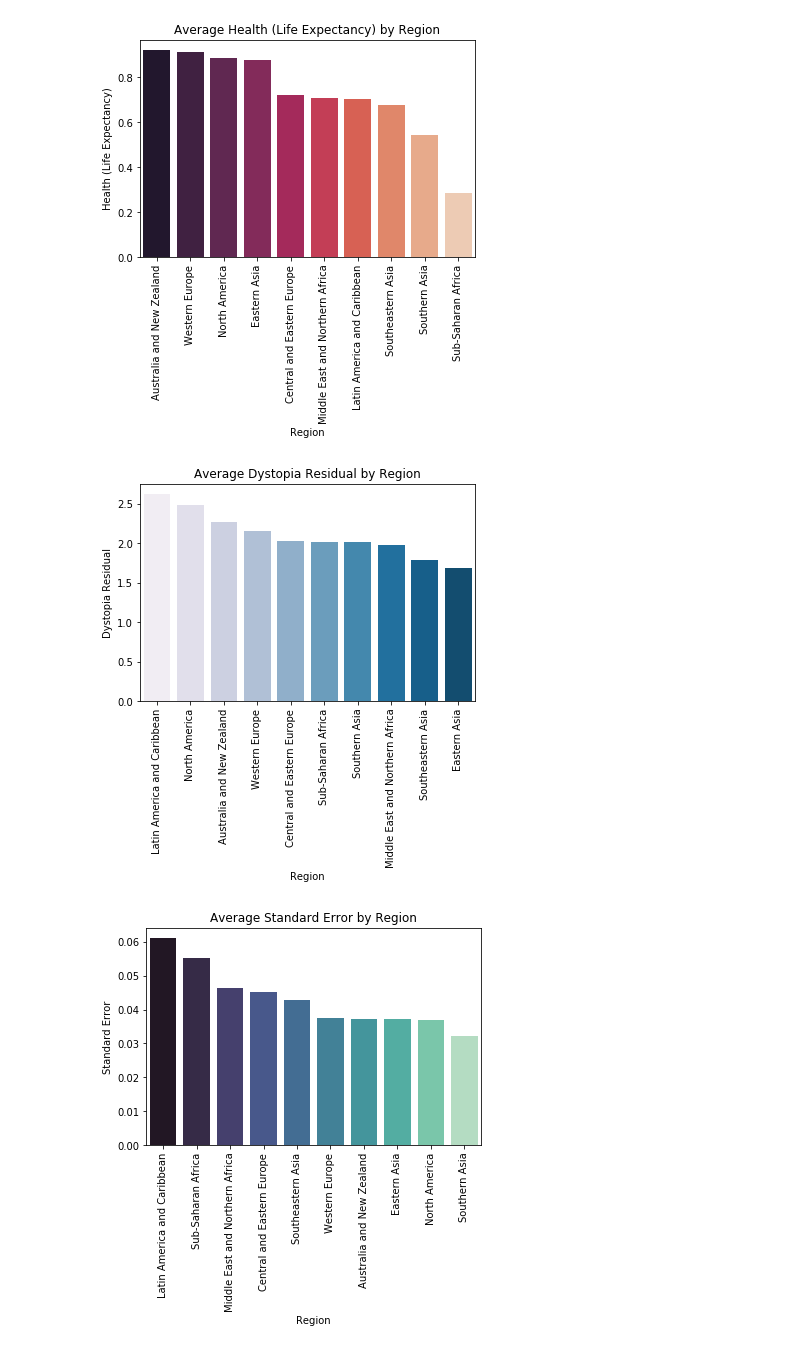
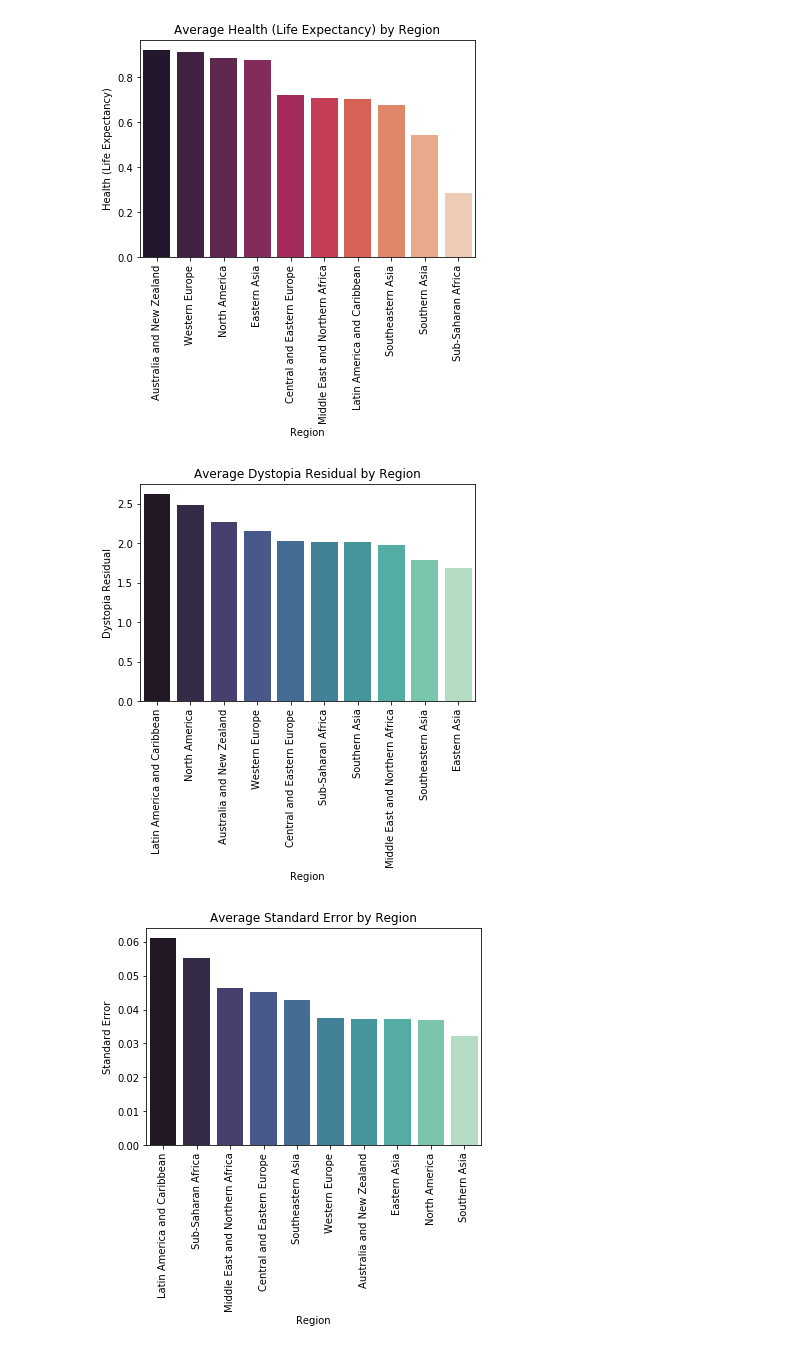
Before and after one commit to ipatel467/Happiness-Index, a Jupyter notebook: Index.ipynb, the cells around one changed output. Drawn from its saved outputs; the diff is of its cells as text; code cells hidden in the pictures.

```diff
--- a/Index.ipynb
+++ b/Index.ipynb
@@ -248,11 +248,11 @@ df15_grouped_dys = df15.groupby('Region').agg({'Dystopia Residual':'mean'}).rese
 # %%
 df15_grouped_dys.sort_values(by = 'Dystopia Residual', ascending = False, inplace=True)
 # %%
-sns.barplot(data=df15_grouped_dys, x='Region', y='Dystopia Residual', palette='PuBu')
+sns.barplot(data=df15_grouped_dys, x='Region', y='Dystopia Residual', palette='mako')
 plt.xticks(rotation=90);
 plt.title('Average Dystopia Residual by Region');
 # %% [output]
-[figure, old version]
+[figure, new version]
 # %%
 df15_grouped_se = df15.groupby('Region').agg({'Standard Error':'mean'}).reset_index()
 # %%
```
Also changed, not shown: parts of 5 cells of this notebook.
